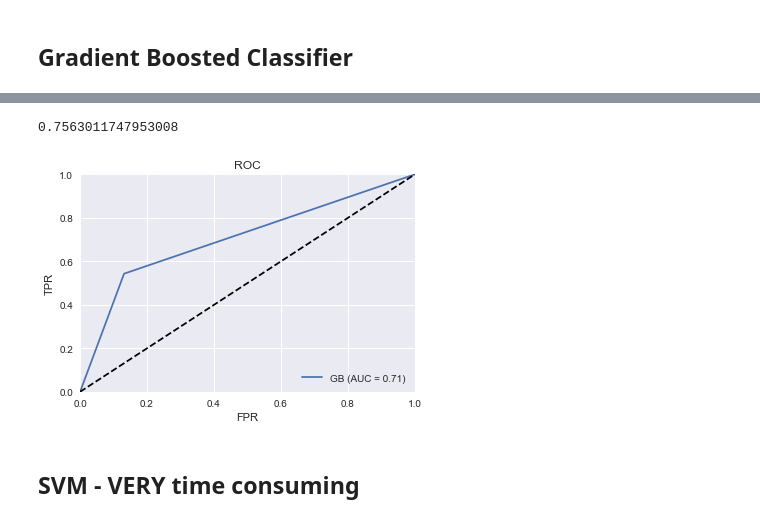
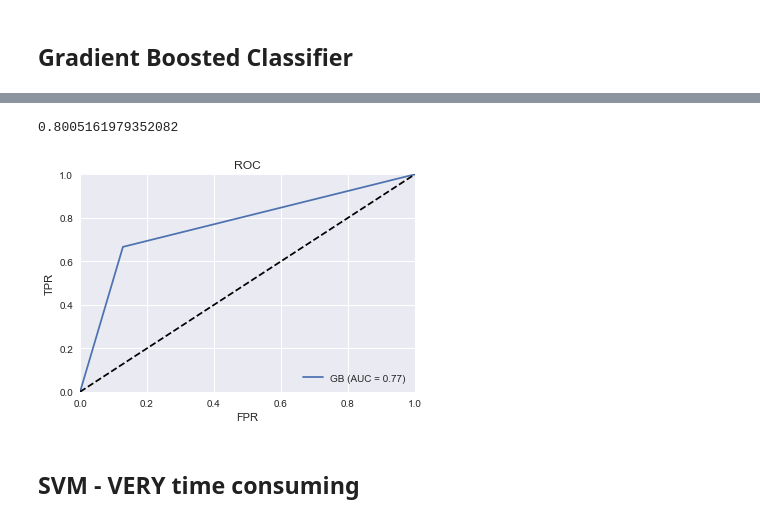
Before and after one commit to da1933/Carpe-Vinum, a Jupyter notebook: wine modeling.ipynb, the cells around one changed output, grey strips where cells are left out. Cells and saved outputs as stored; diff of their text form; code cells hidden in the pictures.

```diff
--- a/wine modeling.ipynb
+++ b/wine modeling.ipynb
@@ -135,8 +145,0 @@ GradientBoostingClassifier(criterion='friedman_mse', init=None,
-# %%
-gbc.score(testX[['enc_country','enc_province','enc_variety','textlen']],testY['over90'])
-# %% [output]
-0.7563011747953008
-# %%
-plotAUC(testY['over90'],gbc.predict(testX[['enc_country','enc_province','enc_variety','textlen']]),'GB')
-# %% [output]
-[figure, removed]
@@ -145,3 +146,12 @@ gbc_preds=gbc.predict(testX[['enc_country','enc_province','enc_variety','textlen
+# %%
+gbc=GradientBoostingClassifier()
+gbc.fit(trainX[['price','enc_country','enc_province','enc_variety','textlen']],trainY['over90'])
+gbc_preds=gbc.predict(testX[['price','enc_country','enc_province','enc_variety','textlen']])
+print(gbc.score(testX[['price','enc_country','enc_province','enc_variety','textlen']],testY['over90']))
+plotAUC(testY['over90'],gbc.predict(testX[['price','enc_country','enc_province','enc_variety','textlen']]),'GB')
+# %% [output]
+0.8005161979352082
+[figure, added]
 # %% [markdown]
 ## SVM - VERY time consuming
 # %%
```
Also changed, not shown: parts of 35 cells of this notebook.
